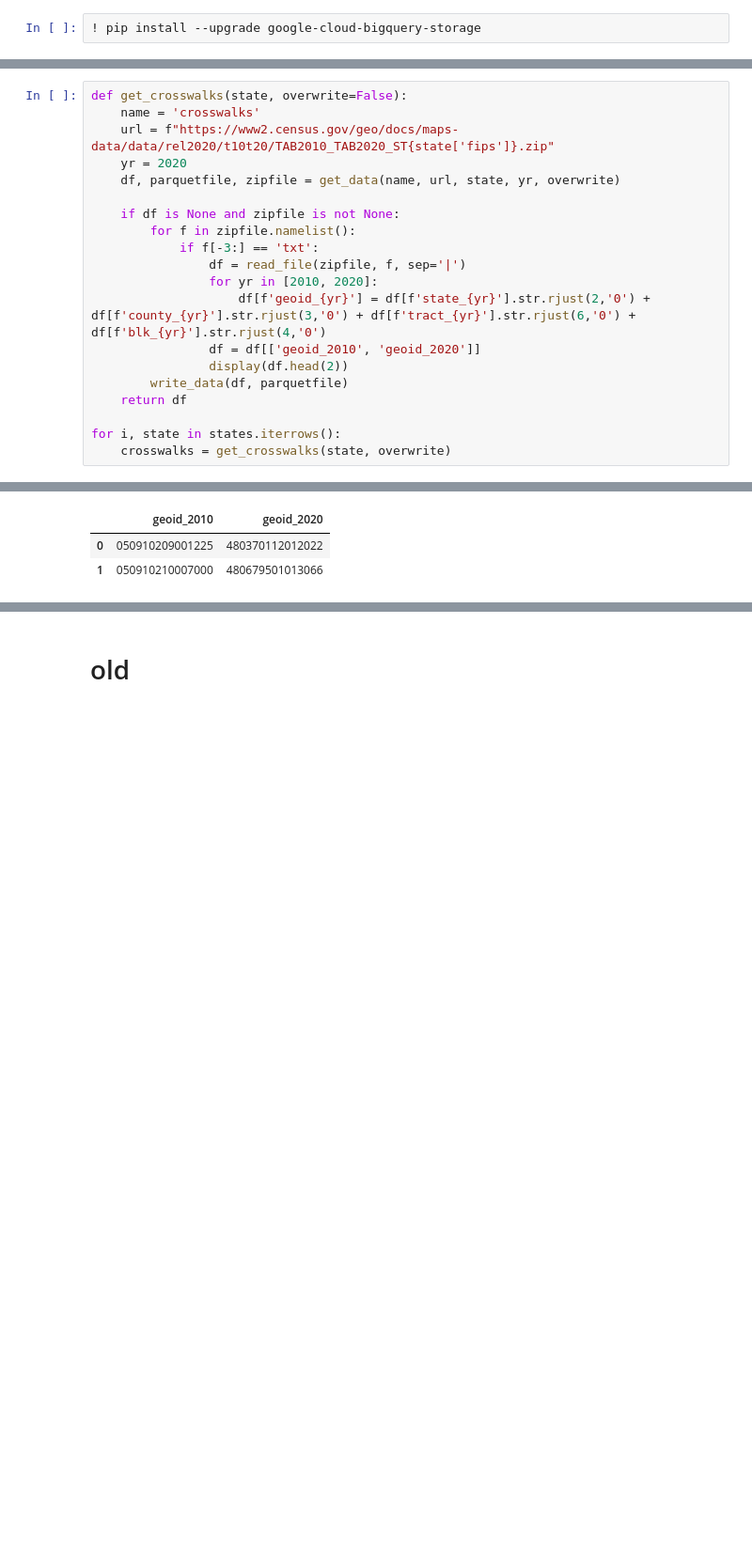
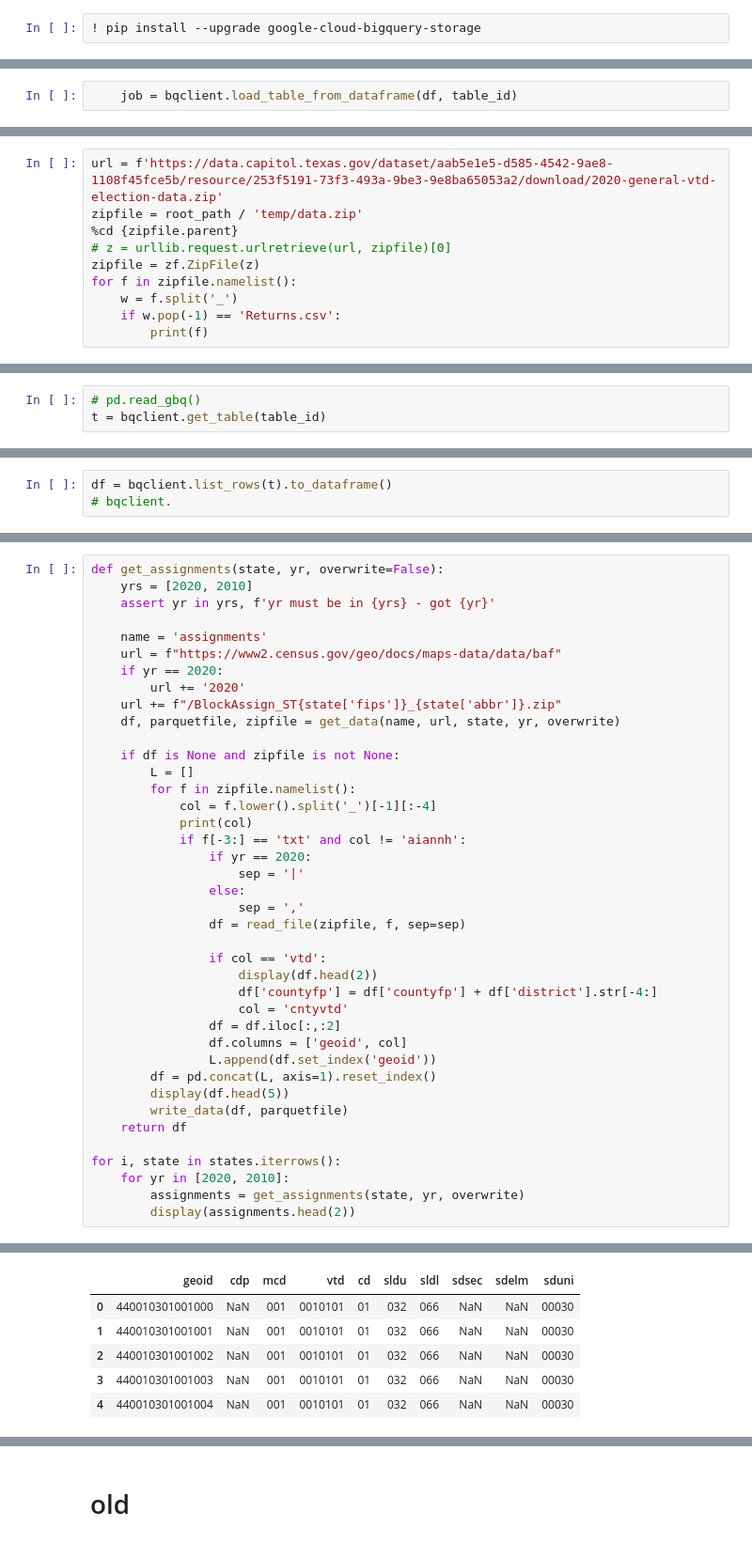
Before and after one commit to Tarleton-Math/MathVGerrmandering_CMAT_2021, a Jupyter notebook: get_data.ipynb, the cells around one changed output, grey strips where cells are left out. Shown at 94% size. Drawn from its saved outputs; the diff is of its cells as text; blank space fills up the shorter version.

```diff
--- a/get_data.ipynb
+++ b/get_data.ipynb
@@ -74,0 +664,2 @@ overwrite = False
+# %%
+    job = bqclient.load_table_from_dataframe(df, table_id)
@@ -74,0 +688,10 @@ overwrite = False
+# %%
+url = f'https://data.capitol.texas.gov/dataset/aab5e1e5-d585-4542-9ae8-1108f45fce5b/resource/253f5191-73f3-493a-9be3-9e8ba65053a2/download/2020-general-vtd-election-data.zip'
+zipfile = root_path / 'temp/data.zip'
+%cd {zipfile.parent}
+# z = urllib.request.urlretrieve(url, zipfile)[0]
+zipfile = zf.ZipFile(z)
+for f in zipfile.namelist():
+    w = f.split('_')
+    if w.pop(-1) == 'Returns.csv':
+        print(f)
@@ -126,0 +838,3 @@ fetching zip from https://www2.census.gov/programs-surveys/decennial/2010/data/0
+# %%
+# pd.read_gbq()
+t = bqclient.get_table(table_id)
@@ -126,0 +845,3 @@ fetching zip from https://www2.census.gov/programs-surveys/decennial/2010/data/0
+# %%
+df = bqclient.list_rows(t).to_dataframe()
+# bqclient.
@@ -127,21 +915,41 @@ fetching zip from https://www2.census.gov/programs-surveys/decennial/2010/data/0
 # %%
-def get_crosswalks(state, overwrite=False):
-    name = 'crosswalks'
-    url = f"https://www2.census.gov/geo/docs/maps-data/data/rel2020/t10t20/TAB2010_TAB2020_ST{state['fips']}.zip"
-    yr = 2020
+def get_assignments(state, yr, overwrite=False):
+    yrs = [2020, 2010]
+    assert yr in yrs, f'yr must be in {yrs} - got {yr}'
+
+    name = 'assignments'
+    url = f"https://www2.census.gov/geo/docs/maps-data/data/baf"
+    if yr == 2020:
+        url += '2020'
+    url += f"/BlockAssign_ST{state['fips']}_{state['abbr']}.zip"
     df, parquetfile, zipfile = get_data(name, url, state, yr, overwrite)
 
     if df is None and zipfile is not None:
+        L = []
         for f in zipfile.namelist():
-            if f[-3:] == 'txt':
-                df = read_file(zipfile, f, sep='|')
-                for yr in [2010, 2020]:
-                    df[f'geoid_{yr}'] = df[f'state_{yr}'].str.rjust(2,'0') + df[f'county_{yr}'].str.rjust(3,'0') + df[f'tract_{yr}'].str.rjust(6,'0') + df[f'blk_{yr}'].str.rjust(4,'0')
-                df = df[['geoid_2010', 'geoid_2020']]
-                display(df.head(2))
+            col = f.lower().split('_')[-1][:-4]
+            print(col)
+            if f[-3:] == 'txt' and col != 'aiannh':
+                if yr == 2020:
+                    sep = '|'
+                else:
+                    sep = ','
+                df = read_file(zipfile, f, sep=sep)
+
+                if col == 'vtd':
+                    display(df.head(2))
+                    df['countyfp'] = df['countyfp'] + df['district'].str[-4:]
+                    col = 'cntyvtd'
+                df = df.iloc[:,:2]
+                df.columns = ['geoid', col]
+                L.append(df.set_index('geoid'))
+        df = pd.concat(L, axis=1).reset_index()
+        display(df.head(5))
         write_data(df, parquetfile)
     return df
 
 for i, state in states.iterrows():
-    crosswalks = get_crosswalks(state, overwrite)
+    for yr in [2020, 2010]:
+        assignments = get_assignments(state, yr, overwrite)
+        display(assignments.head(2))
 # %% [output]
@@ -155,3 +972,6 @@ fetching zip from https://www2.census.gov/geo/docs/maps-data/data/rel2020/t10t20
-|  | geoid_2010 | geoid_2020 |
-| 0 | 050910209001225 | 480370112012022 |
-| 1 | 050910210007000 | 480679501013066 |
+|  | geoid | cdp | mcd | vtd | cd | sldu | sldl | sdsec | sdelm | sduni |
+| 0 | 440010301001000 | NaN | 001 | 0010101 | 01 | 032 | 066 | NaN | NaN | 00030 |
+| 1 | 440010301001001 | NaN | 001 | 0010101 | 01 | 032 | 066 | NaN | NaN | 00030 |
+| 2 | 440010301001002 | NaN | 001 | 0010101 | 01 | 032 | 066 | NaN | NaN | 00030 |
+| 3 | 440010301001003 | NaN | 001 | 0010101 | 01 | 032 | 066 | NaN | NaN | 00030 |
+| 4 | 440010301001004 | NaN | 001 | 0010101 | 01 | 032 | 066 | NaN | NaN | 00030 |
```
Also changed, not shown: parts of 38 cells of this notebook.
